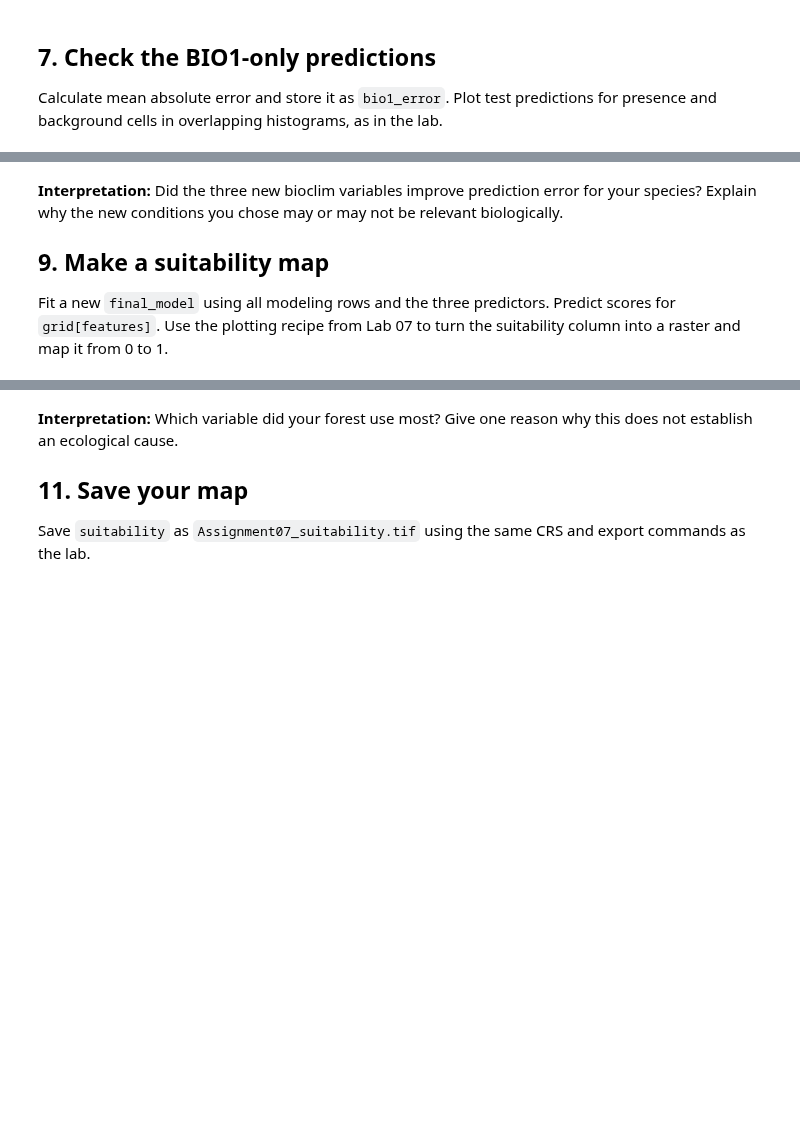
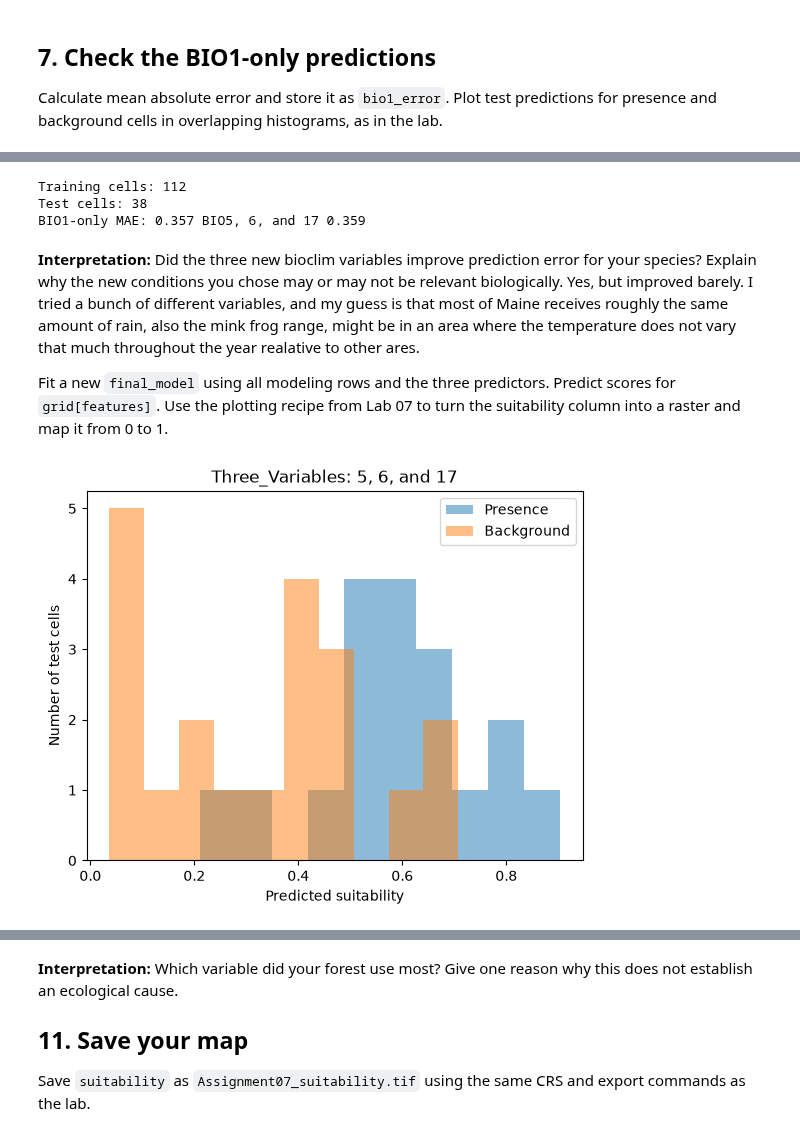
Before and after one commit to jddeabreu/BIO597-SpatialBiodiversity, a Jupyter notebook: docs/assignments/Assignment-07-MachineLearningSDM.ipynb, the cells around one changed output, grey strips where cells are left out. Drawn from its saved outputs; the diff is of its cells as text; code cells hidden in the pictures; blank space fills up the shorter version.

```diff
--- a/docs/assignments/Assignment-07-MachineLearningSDM.ipynb
+++ b/docs/assignments/Assignment-07-MachineLearningSDM.ipynb
@@ -100,13 +230,49 @@ Change `features` to `["bio_X", "bio_XX", "bio_XX"]` (replacing the "X" values w
 index of the bioclim variables you chose). Create a new feature table (`X`) selecting just the features of interest and perform a new test/train split. Fit a new forest with these three predictors and calculate `three_variable_error`. Print both MAEs together.
 # %%
 # Select the three predictor columns from the existing training and test tables.
+features = ["bio_5", "bio_6", "bio_17"]
+# Define X and y, following Lab 07.
+X = model_data[features]
+y = model_data["observed"]
+X.head()
 # Fit three_variable_model and predict the same withheld cells.
+X_train, X_test, y_train, y_test = train_test_split(
+    X,
+    y,
+    test_size=0.25,
+    random_state=597,
+)
+
+print("Training cells:", len(X_train))
+print("Test cells:", len(X_test))
+
+model = RandomForestRegressor(
+    n_estimators=100,
+    min_samples_leaf=5,
+    random_state=42,
+)
+model.fit(X_train, y_train)
 # Calculate three_variable_error and print it beside bio1_error.
+test_prediction = model.predict(X_test)
+three_variable_error = mean_absolute_error(y_test, test_prediction)
+print("BIO1-only MAE:", round(bio1_error, 3), 'BIO5, 6, and 17', round(three_variable_error, 3))
+# %% [output]
+Training cells: 112
+Test cells: 38
+BIO1-only MAE: 0.357 BIO5, 6, and 17 0.359
 # %% [markdown]
-**Interpretation:** Did the three new bioclim variables improve prediction error for your species? Explain why the new conditions you chose may or may not be relevant biologically.
-
-## 9. Make a suitability map
+**Interpretation:** Did the three new bioclim variables improve prediction error for your species? Explain why the new conditions you chose may or may not be relevant biologically. Yes, but improved barely. I tried a bunch of different variables, and my guess is that most of Maine receives roughly the same amount of rain, also the mink frog range, might be in an area where the temperature does not vary that much throughout the year realative to other ares.
 
 Fit a new `final_model` using all modeling rows and the three predictors. Predict scores for `grid[features]`. Use the plotting recipe from Lab 07 to turn the suitability column into a raster and map it from 0 to 1.
+# %%
+plt.hist(test_prediction[y_test == 1], alpha=0.5, label="Presence")
+plt.hist(test_prediction[y_test == 0], alpha=0.5, label="Background")
+plt.xlabel("Predicted suitability")
+plt.ylabel("Number of test cells")
+plt.title("Three_Variables: 5, 6, and 17")
+plt.legend()
+plt.show()
+# %% [output]
+[figure, added]
 # %%
 # Update X to include all three predictors.
```
Also changed, not shown: parts of 22 cells of this notebook, 1 other file.
